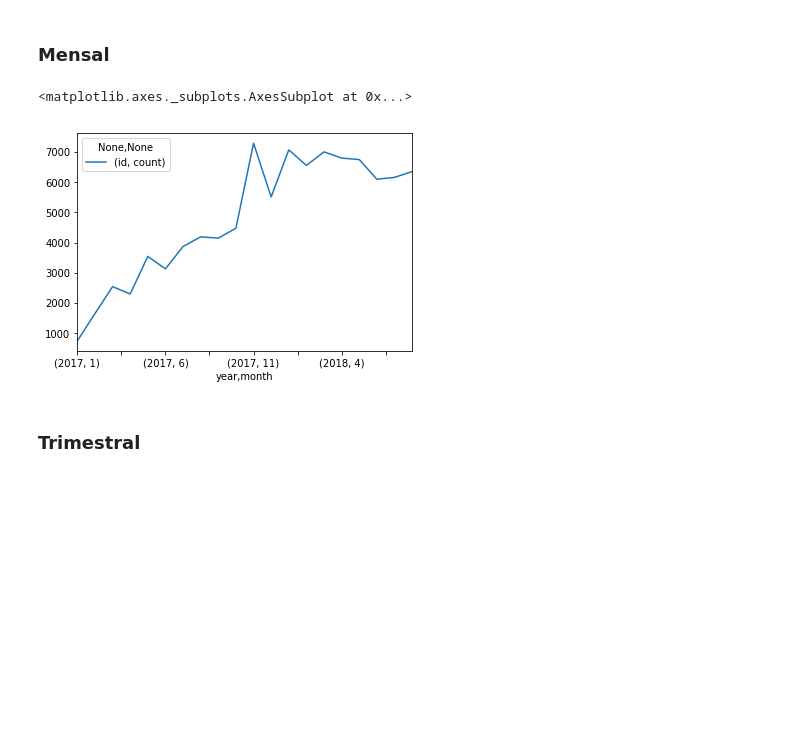
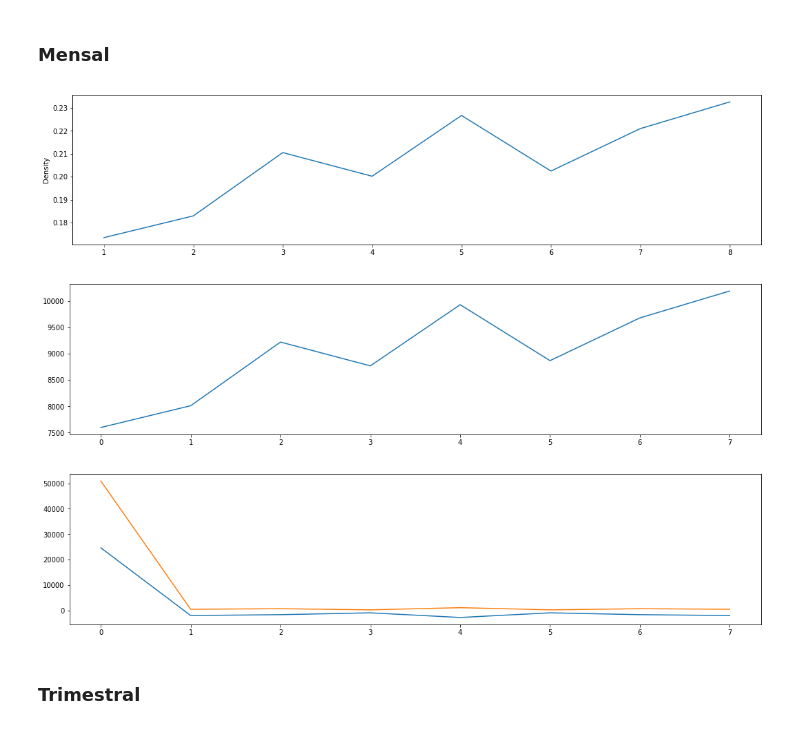
Before and after one commit to GuiBrandt/e-commerce, a Jupyter notebook: Sprint 1/KPIs.ipynb, the cells around one changed output. Saved outputs shown, nothing was run; the diff lists cells and outputs as text; code cells hidden in the pictures; blank space fills up the shorter version.

```diff
--- a/Sprint 1/KPIs.ipynb
+++ b/Sprint 1/KPIs.ipynb
@@ -54,10 +54,20 @@ count_by_month
 # %% [markdown]
 ### Mensal
-# %%
-count_by_month.plot.line()
-# %% [output]
-<matplotlib.axes._subplots.AxesSubplot at 0x...>
-[figure, removed]
+# %%
+orders_by_year_and_month['month'][orders_by_year_and_month['month'] <= 8].plot.kde(ind=list(range(1, 9)))
+plt.show()
+
+plt.plot(count_by_month.values[:8] + count_by_month.values[12:])
+plt.plot()
+plt.show()
+
+plt.plot(np.fft.fft(count_by_month[1:9], axis=0))
+plt.plot(np.fft.fft(count_by_month[12:], axis=0))
+plt.show()
+# %% [output]
+[figure, added]
+[figure, added]
+[figure, added]
 # %% [markdown]
 ### Trimestral
 # %%
```
Also changed, not shown: parts of 11 cells of this notebook, 4 other files.
